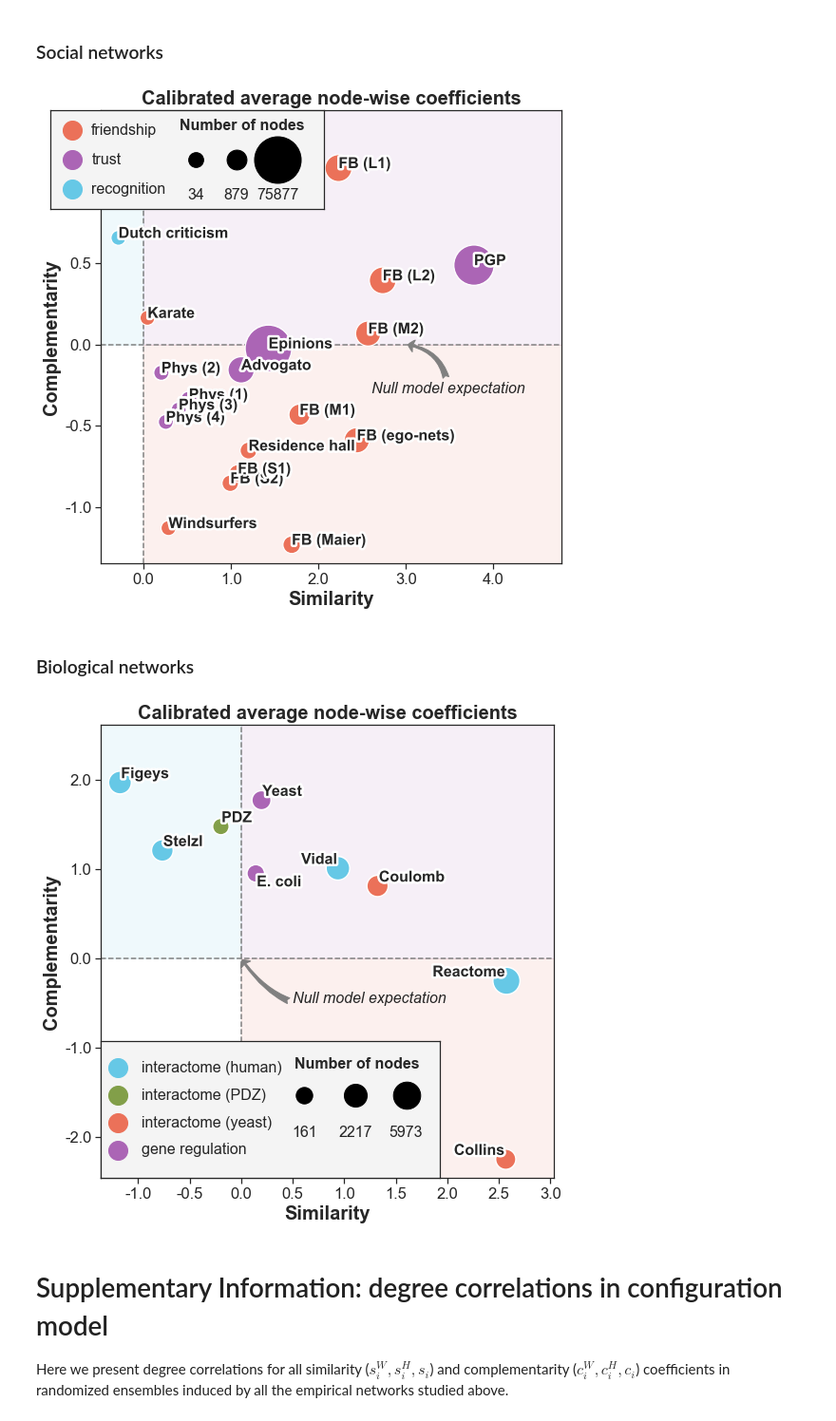
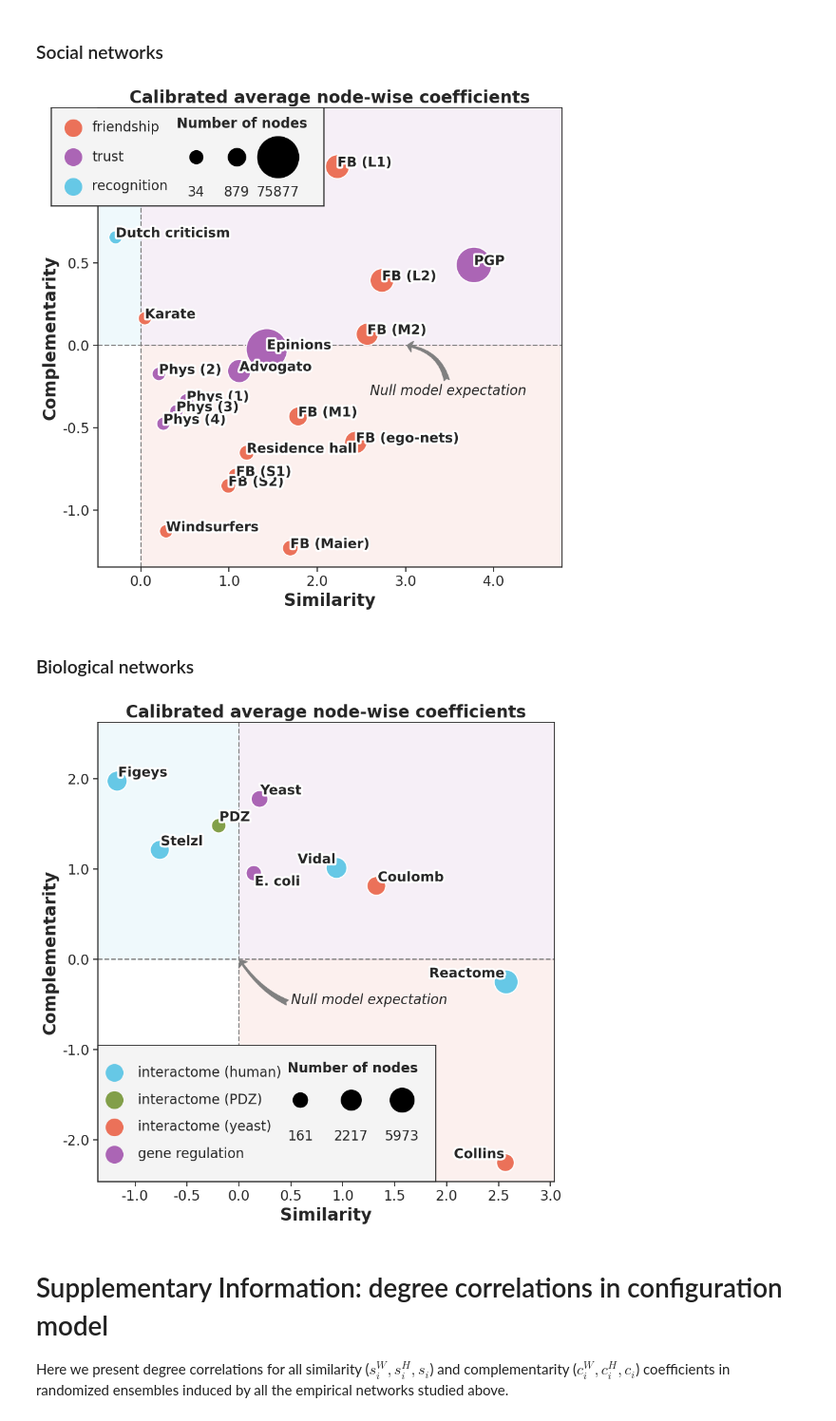
Before and after one commit to sztal/scs-paper, a Jupyter notebook: analyses/1-domains/domains.ipynb, the cells around one changed output. Shown at 95% size. Cells and saved outputs as stored; diff of their text form; code cells hidden in the pictures.

```diff
--- a/analyses/1-domains/domains.ipynb
+++ b/analyses/1-domains/domains.ipynb
@@ -9,6 +9,7 @@ from matplotlib import patheffects
 import matplotlib.pyplot as plt
 import joblib
 from adjustText import adjust_text
+from src.utils import get_root_path
 
 
 sns.set_theme(
@@ -31,11 +32,15 @@ COLORS = (
     "#AD483A"
 )
 
-HERE = Path(".").absolute()
-ROOT = HERE.parent.parent
+ROOT = get_root_path()
+HERE = ROOT/"analyses"/"1-domains"
 DATA = HERE/"data"
+
 FIGPATH = ROOT/"figures"/"domains"
 FIGPATH.mkdir(exist_ok=True, parents=True)
+
+FIGKWS = dict(bbox_inches="tight", facecolor="white")
+PNGKWS = dict(**FIGKWS, dpi=300)
 
 LINE_STROKE = [
     patheffects.Normal()
@@ -50,6 +55,8 @@ FONTS = dict(
 )
 FONT_EFFECT = patheffects.withStroke(linewidth=5, foreground="white")
 
+## PRECOMPUTED DATA GENERATED BY:
+## prepare_data.py
 rawdata = joblib.load(DATA/"domains.pkl.gz")
 # %%
 # Check if simulated null distributions for networks
@@ -451,7 +458,7 @@ palette = {
     "recognition": COLORS[1],
 }
 
-fig, ax = plt.subplots(figsize=(8, 8))
+fig, ax = plt.subplots(figsize=(9, 9))
 
 scatter = sns.scatterplot(
     x=x, y=y, hue="relation", data=data, ax=ax,
@@ -487,7 +494,7 @@ for x, y, text, n in zip(data[x], data[y], data["label"], data["n_nodes"]):
 
 # Custom legend
 lax = fig.add_axes(
-    [.04, .757, .5, .18],
+    [.04, .763, .5, .18],
     transform=ax.transAxes
 )
 lax.get_xaxis().set_ticks([])
@@ -548,7 +555,7 @@ ax.yaxis.set_major_formatter(formatter)
 fig.tight_layout()
 fig.savefig(FIGPATH/"nodes-social.pdf", bbox_inches="tight")
 # %% [output]
-[figure, old version]
+[figure, new version]
 # %% [markdown]
 ### Biological networks
 # %%
@@ -569,7 +576,7 @@ df = data.set_index("relation")[["sim", "comp"]] \
     .pipe(np.exp) \
     .reset_index("relation")
 
-fig, ax = plt.subplots(figsize=(8, 8))
+fig, ax = plt.subplots(figsize=(9, 9))
 
 scatter = sns.scatterplot(
     x="sim", y="comp", hue="relation", data=data, ax=ax,
@@ -607,7 +614,7 @@ adjust_text(texts)
 
 # Custom legend
 lax = fig.add_axes(
-    [.132, .11, .62, .25],
+    [.125, .1015, .62, .25],
     transform=ax.transAxes
 )
 lax.get_xaxis().set_ticks([])
@@ -642,34 +649,34 @@ lax.annotate(
     ha="center", fontsize=16, weight="bold"
 )
 for i, param in enumerate(zip(n_nodes, sizes)):
     n, size = param
     x = xstart + i*.15
     y = ytop - .2
     marker = mpl.lines.Line2D(
         [x], [y], linestyle="None",
         color="black", marker="o", markersize=size
     )
     lax.add_patch(marker)
     lax.annotate(
         str(n), (x, y - .3),
         ha="center", fontsize=16
     )
 
 ax.fill_between([0, 5], [0, 0], [-3, -3], color=COLORS[0], alpha=.1, zorder=-2)
 ax.fill_between([-2, 0], [0, 0], [3, 3], color=COLORS[1], alpha=.1, zorder=-2)
 ax.fill_between([0, 5], [0, 0], [3, 3], color=COLORS[2], alpha=.1, zorder=-2)
 
 formatter = mpl.ticker.FormatStrFormatter("%.1f")
 ax.xaxis.set_major_formatter(formatter)
 ax.yaxis.set_major_formatter(formatter)
 
 ax.set_xlabel("Similarity", **FONTS)
 ax.set_ylabel("Complementarity", **FONTS)
 ax.set_title("Calibrated average node-wise coefficients", y=1.0, **FONTS)
 fig.tight_layout()
 fig.savefig(FIGPATH/"nodes-biological.pdf", bbox_inches="tight")
 # %% [output]
-[figure, old version]
+[figure, new version]
 # %% [markdown]
 # Supplementary Information: degree correlations in configuration model
 
```
Also changed, not shown: parts of 10 cells of this notebook, 9 other files.
